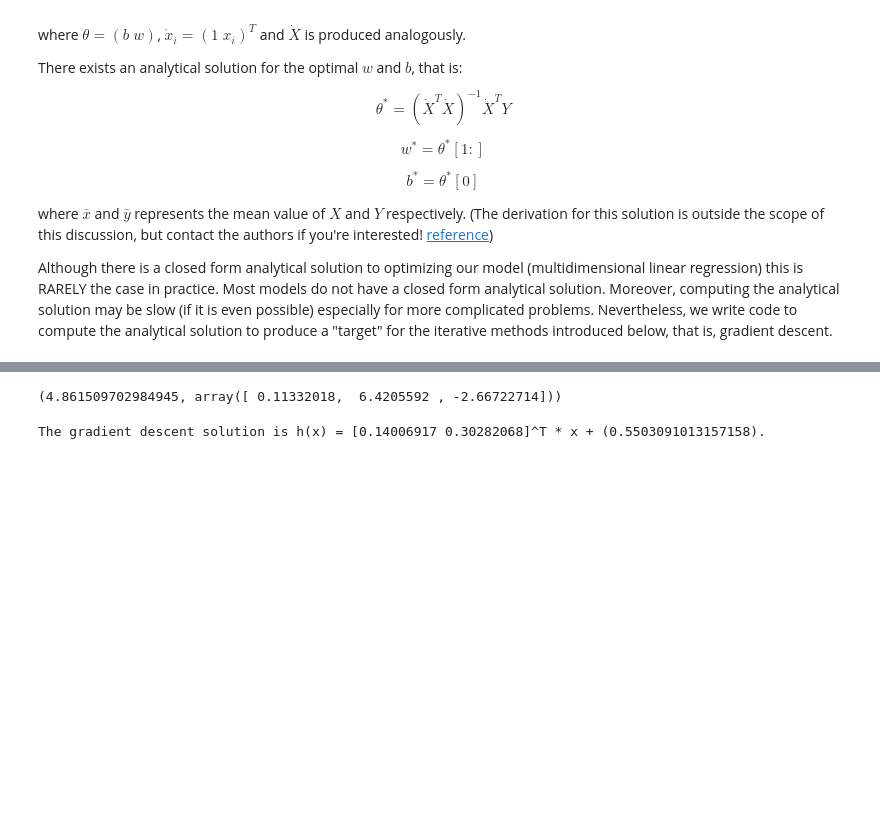
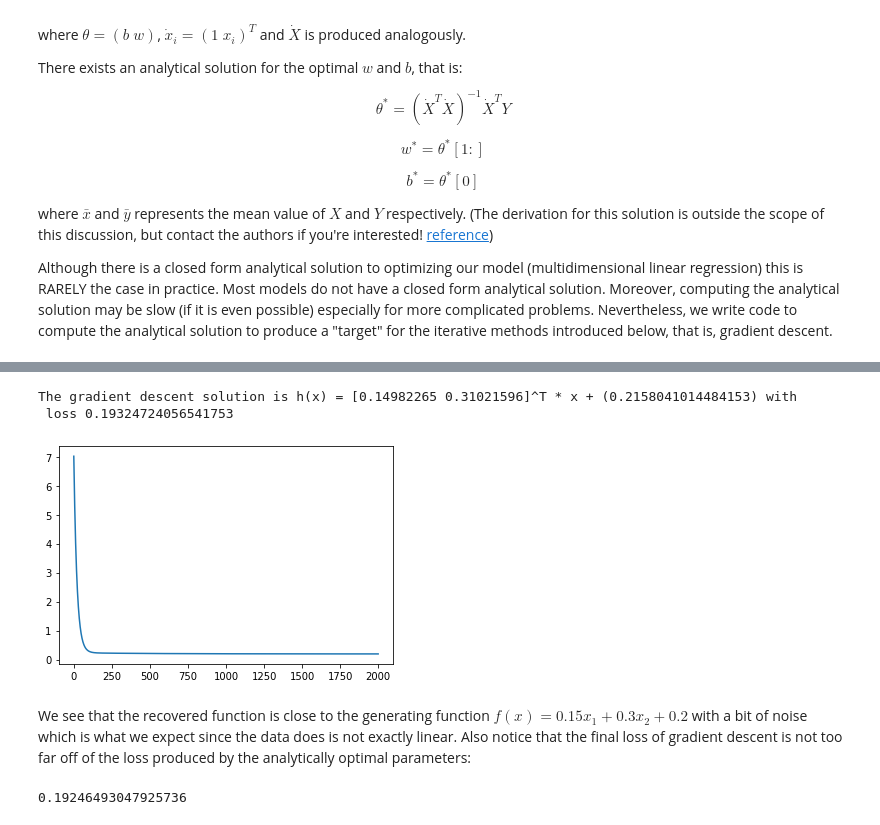
Before and after one commit to awang9999/cds-onboarding-gradient-descent-loss-functions, a Jupyter notebook: gradient_descent_demo.ipynb, the cells around one changed output, grey strips where cells are left out. Cells and saved outputs as stored; diff of their text form; code cells hidden in the pictures; blank space fills up the shorter version.

```diff
--- a/gradient_descent_demo.ipynb
+++ b/gradient_descent_demo.ipynb
@@ -223,13 +223,8 @@ def least_squares(theta, X, Y):
     grad = 1.0/n * (X.T @ (X_theta) - (X.T @ Y))
 
     return loss, grad
-# %%
-# Sanity Check
-least_squares(np.array([0.2,0.15,0.3]), Xdots, Ys)
-# %% [output]
-(4.861509702984945, array([ 0.11332018,  6.4205592 , -2.66722714]))
 # %%
-def gradient_descent(func, X, Y, max_iter=1000, lr=0.0001, delta=1e-02):
+def gradient_descent(func, X, Y, max_iter=2000, lr=0.001, delta=1e-02):
 
     d = len(X[0])
 
@@ -241,7 +236,8 @@ def gradient_descent(func, X, Y, max_iter=1000, lr=0.0001, delta=1e-02):
         losses[t], grad = func(theta, X, Y)
         theta -= lr * grad
         if np.linalg.norm(grad) < delta:
-            losses = losses[:i+1]
+            print('converged before max_iters')
+            losses = losses[:t+1]
             break
 
     w_opt = theta[1:]
@@ -249,8 +245,22 @@ def gradient_descent(func, X, Y, max_iter=1000, lr=0.0001, delta=1e-02):
 
     return losses, w_opt, b_opt
 # %%
-losses, w_gd, b_gd = gradient_descent(least_squares, Xdots, Ys)
-print(f'The gradient descent solution is h(x) = {w_gd}^T * x + ({b_gd}).')
+losses_gd, w_gd, b_gd = gradient_descent(least_squares, Xdots, Ys)
+print(f'The gradient descent solution is h(x) = {w_gd}^T * x + ({b_gd}) with \n loss {losses_gd[-1]}')
 # %% [output]
-The gradient descent solution is h(x) = [0.14006917 0.30282068]^T * x + (0.5503091013157158).
+The gradient descent solution is h(x) = [0.14982265 0.31021596]^T * x + (0.2158041014484153) with
+ loss 0.19324724056541753
+# %%
+iters = range(len(losses_gd))
+plt.plot(iters, losses_gd)
+plt.show()
+# %% [output]
+[figure, added]
+# %% [markdown]
+We see that the recovered function is close to the generating function $f(x) = 0.15x_1 + 0.3x_2 + 0.2$ with a bit of noise which is what we expect since the data does is not exactly linear. Also notice that the final loss of gradient descent is not too far off of the loss produced by the analytically optimal parameters:
+# %%
+loss, _ = least_squares([b_analytical, w_analytical[0], w_analytical[1]], Xdots, Ys)
+loss
+# %% [output]
+0.19246493047925736
 # %% [markdown]
```
Also changed, not shown: parts of 12 cells of this notebook.
